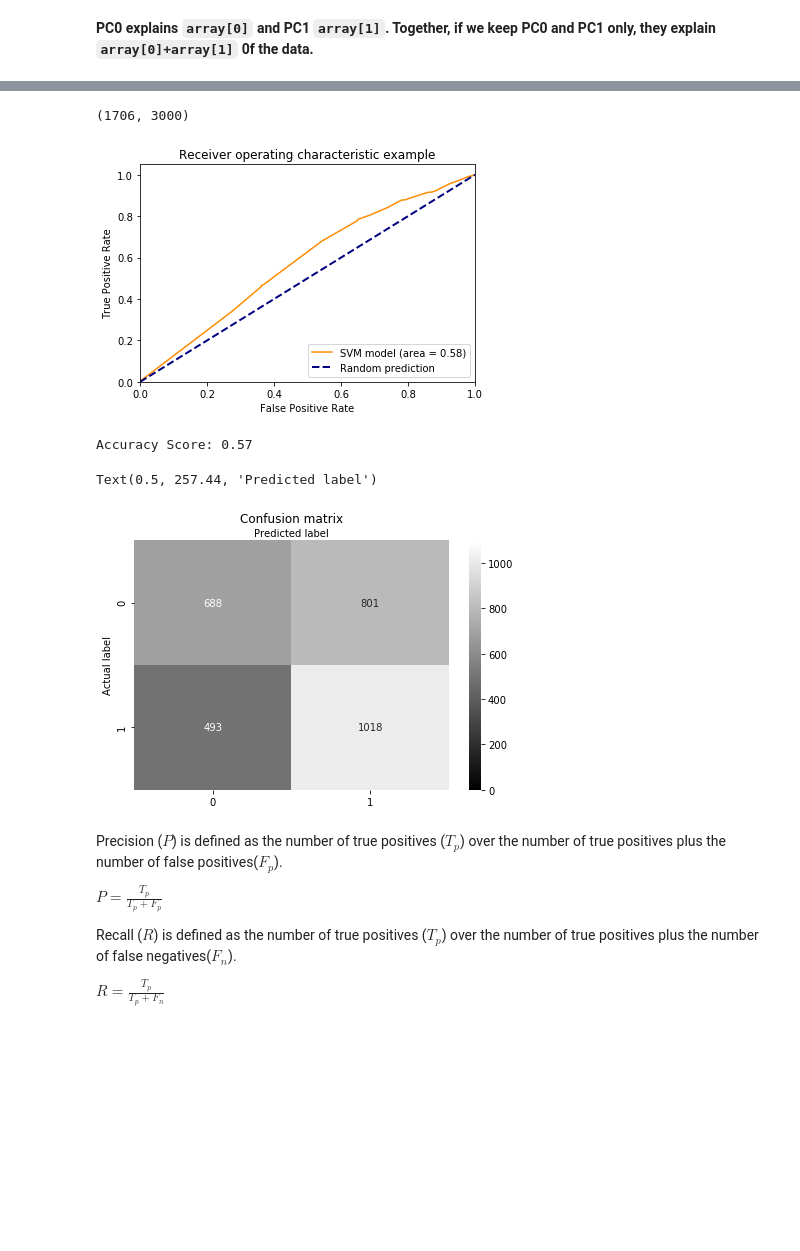
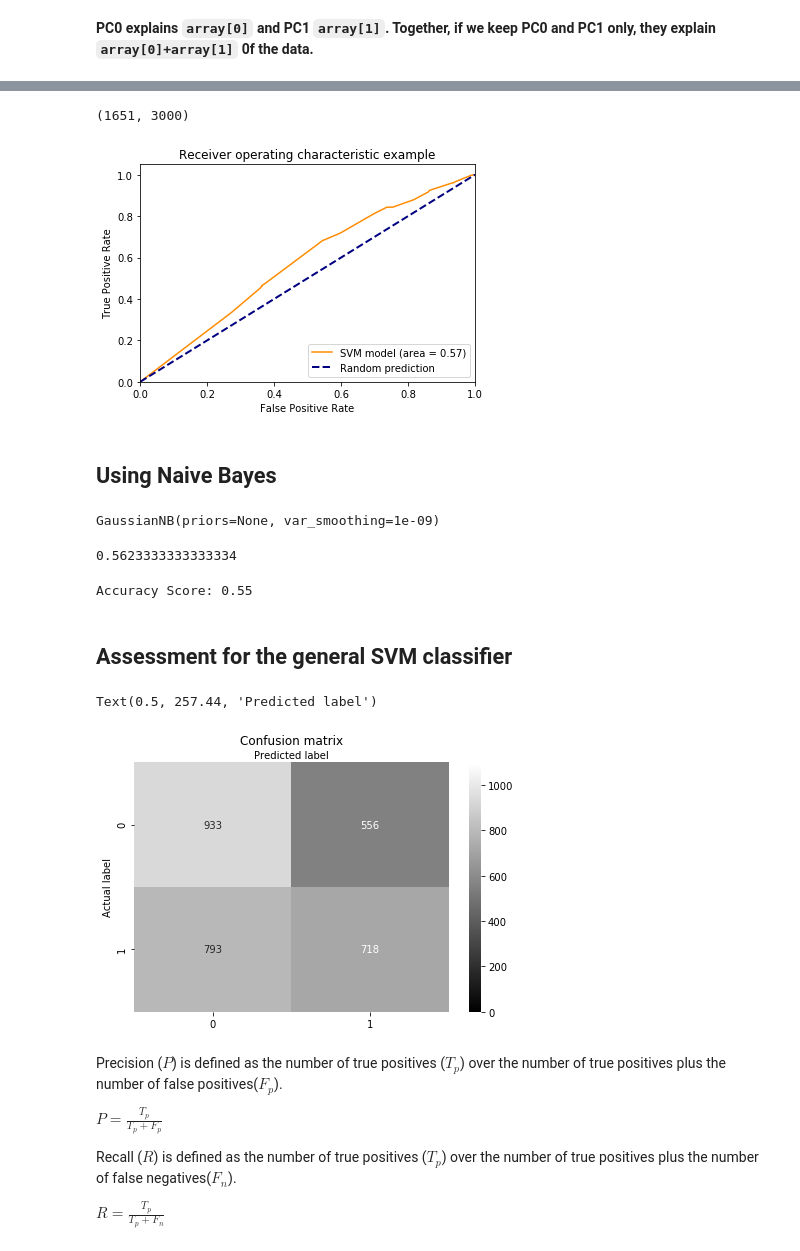
Before and after one commit to leilaicruz/machine-learning-for-yeast, a Jupyter notebook: prot_domains2lethality.ipynb, the cells around one changed output, grey strips where cells are left out. Drawn from its saved outputs; the diff is of its cells as text; code cells hidden in the pictures; blank space fills up the shorter version.

Commit message:
poor prediction on selected datasets

```diff
--- a/prot_domains2lethality.ipynb
+++ b/prot_domains2lethality.ipynb
@@ -272,7 +340,9 @@ print(abs( pca.components_ ))
 # %%
 from sklearn.model_selection import GridSearchCV
 from sklearn.svm import SVC
-parameters = [{'C': [1, 10, 100, 1000], 'kernel': ['linear']},
-              {'C': [1, 10, 100, 1000], 'kernel': ['rbf'], 'gamma': [0.1, 0.2, 0.3, 0.4, 0.5, 0.6, 0.7, 0.8, 0.9]}]
-search = GridSearchCV(SVC(), parameters, n_jobs=-1, verbose=1)
-search.fit(X_train, y_train)
+svm = SVC()
+parameters = [{'C': [1, 10, 0.1], 'kernel': ['linear']},
+              {'C': [1, 10, 0.1], 'kernel': ['rbf'], 'gamma': ['scale','auto']}]
+clf = GridSearchCV(SVC(), parameters, n_jobs=-1, verbose=1)
+
+clf.fit(X_train,y_train)
@@ -300,7 +357,7 @@ SVC(C=1, cache_size=200, class_weight=None, coef0=0.0,
 # %%
-model=SVC(C=1, cache_size=200, class_weight=None, coef0=0.0,
-  decision_function_shape='ovr', degree=3, gamma=0.1, kernel='rbf',
+model_svc=SVC(C=0.1, cache_size=200,break_ties=False, class_weight=None, coef0=0.0,
+  decision_function_shape='ovr', degree=3, gamma='auto', kernel='rbf',
   max_iter=-1, probability=False, random_state=None, shrinking=True,
   tol=0.001, verbose=False)
-model.fit(X_train, y_train)
+model_svc.fit(X_train, y_train)
 # %% [output]
@@ -311,12 +368,12 @@ SVC(C=1, cache_size=200, class_weight=None, coef0=0.0,
 # %%
-y_pred=model.predict(X_test)
+y_pred_svc=model_svc.predict(X_test)
 
-len(y_pred[y_pred==y_test]),len(y_pred)
+len(y_pred_svc[y_pred_svc==y_test]),len(y_pred_svc)
 # %% [output]
-(1706, 3000)
+(1651, 3000)
 # %%
 import sklearn.metrics as metrics
-scores=model.fit(X_train, y_train).decision_function(X_test)
+scores=model_svc.fit(X_train, y_train).decision_function(X_test)
 
 fpr, tpr, thresholds = metrics.roc_curve(y_test, scores)
 area=metrics.auc(fpr,tpr)
@@ -330,36 +387,55 @@ plt.title('Receiver operating characteristic example')
 plt.legend(loc="lower right")
 plt.show()
 # %% [output]
-[figure, old version]
+[figure, new version]
+# %% [markdown]
+## Using Naive Bayes
+# %%
+from sklearn.naive_bayes import GaussianNB
+model_nB = GaussianNB()
+model_nB.fit(X_train, y_train)
+# %% [output]
+GaussianNB(priors=None, var_smoothing=1e-09)
+# %%
+from sklearn import metrics
+predict_test = model_nB.predict(X_test)
+print(metrics.accuracy_score(y_test, predict_test))
+# %% [output]
+0.5623333333333334
 # %%
 from sklearn.metrics import accuracy_score, confusion_matrix
 from sklearn import metrics
-print('Accuracy Score:',round(accuracy_score(y_test, y_pred),2))
+print('Accuracy Score:',round(accuracy_score(y_test, y_pred_svc),2))
 #confusion matrix
 cm = confusion_matrix(y_test, y_pred)
 # %% [output]
-Accuracy Score: 0.57
+Accuracy Score: 0.55
+# %% [markdown]
+## Assessment for the general SVM classifier
+# %%
+y_pred_svc=model_svc.predict(X_test)
 # %%
 class_names=[1,2,3]
 fig, ax = plt.subplots()
 from sklearn.metrics import confusion_matrix
 import sklearn.metrics as metrics
-cm = confusion_matrix(y_test, y_pred)
+
+cm = confusion_matrix(y_test, y_pred_svc)
 class_names=['SL', 'nSL']
 
 tick_marks = np.arange(len(class_names))
 plt.xticks(tick_marks, class_names)
 plt.yticks(tick_marks, class_names)
 
 sns.heatmap(pd.DataFrame(cm), annot=True, cmap="gray" ,fmt='g',vmin=0,vmax=1100)
 ax.xaxis.set_label_position("top")
 plt.tight_layout()
 plt.title('Confusion matrix', y=1.1)
 plt.ylabel('Actual label')
 plt.xlabel('Predicted label')
 # %% [output]
 Text(0.5, 257.44, 'Predicted label')
-[figure, old version]
+[figure, new version]
 # %% [markdown]
 Precision ($P$) is defined as the number of true positives ($T_p$) over the number of true positives plus the number of false positives($F_p$).
 
```
Also changed, not shown: parts of 23 cells of this notebook.
